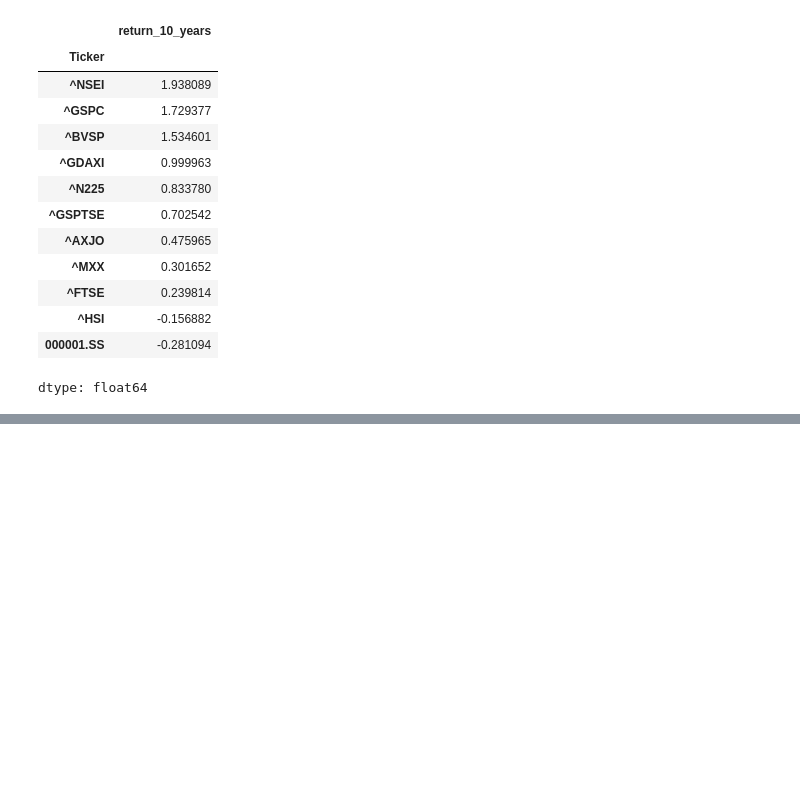
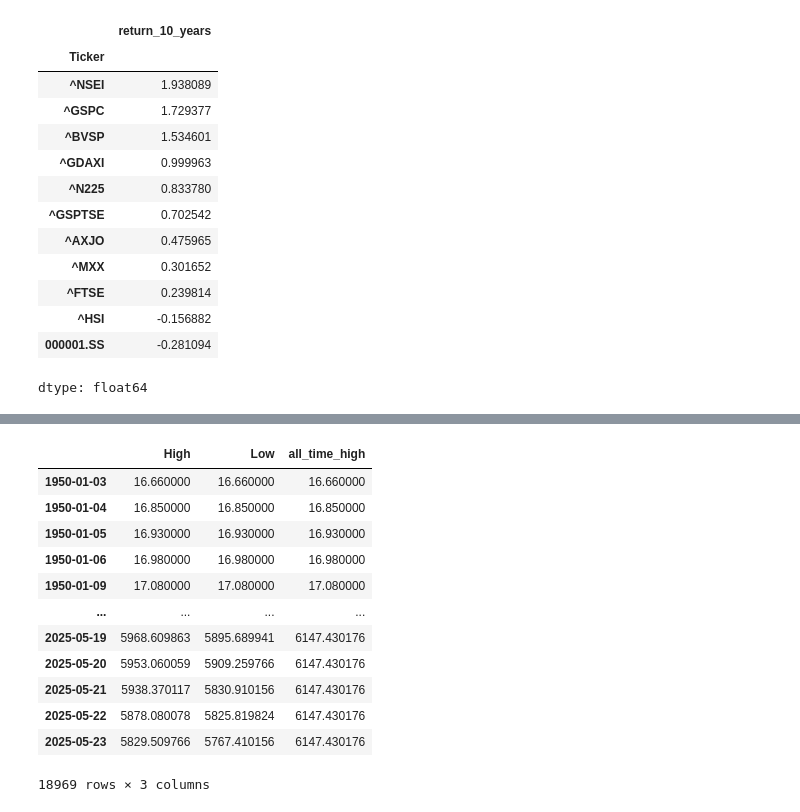
Before and after one commit to YannPhamVan/stock-markets-analytics-zoomcamp, a Jupyter notebook: cohorts/2025/01-intro-and-data-sources-homework.ipynb, the cells around one changed output, grey strips where cells are left out. Drawn from its saved outputs; the diff is of its cells as text; code cells hidden in the pictures; blank space fills up the shorter version.

```diff
--- a/cohorts/2025/01-intro-and-data-sources-homework.ipynb
+++ b/cohorts/2025/01-intro-and-data-sources-homework.ipynb
@@ -327,0 +282,6 @@ Leaderboard link: https://courses.datatalks.club/sma-zoomcamp-2025/leaderboard
+# %%
+ticker_obj = yf.Ticker("^GSPC")
+snp500_daily = ticker_obj.history(start = '1950-01-01')
+snp500_daily = snp500_daily[["High", "Low"]]
+snp500_daily.index = snp500_daily.index.date
+snp500_daily
@@ -327,0 +302,18 @@ Leaderboard link: https://courses.datatalks.club/sma-zoomcamp-2025/leaderboard
+# %%
+# Calculate the cumulative maximum of the 'High' column
+snp500_daily['all_time_high'] = snp500_daily['High'].cummax()
+snp500_daily
+# %% [output]
+|  | High | Low | all_time_high |
+| 1950-01-03 | 16.660000 | 16.660000 | 16.660000 |
+| 1950-01-04 | 16.850000 | 16.850000 | 16.850000 |
+| 1950-01-05 | 16.930000 | 16.930000 | 16.930000 |
+| 1950-01-06 | 16.980000 | 16.980000 | 16.980000 |
+| 1950-01-09 | 17.080000 | 17.080000 | 17.080000 |
+| ... | ... | ... | ... |
+| 2025-05-19 | 5968.609863 | 5895.689941 | 6147.430176 |
+| 2025-05-20 | 5953.060059 | 5909.259766 | 6147.430176 |
+| 2025-05-21 | 5938.370117 | 5830.910156 | 6147.430176 |
+| 2025-05-22 | 5878.080078 | 5825.819824 | 6147.430176 |
+| 2025-05-23 | 5829.509766 | 5767.410156 | 6147.430176 |
+18969 rows × 3 columns
```
Also changed, not shown: parts of 4 cells of this notebook.
